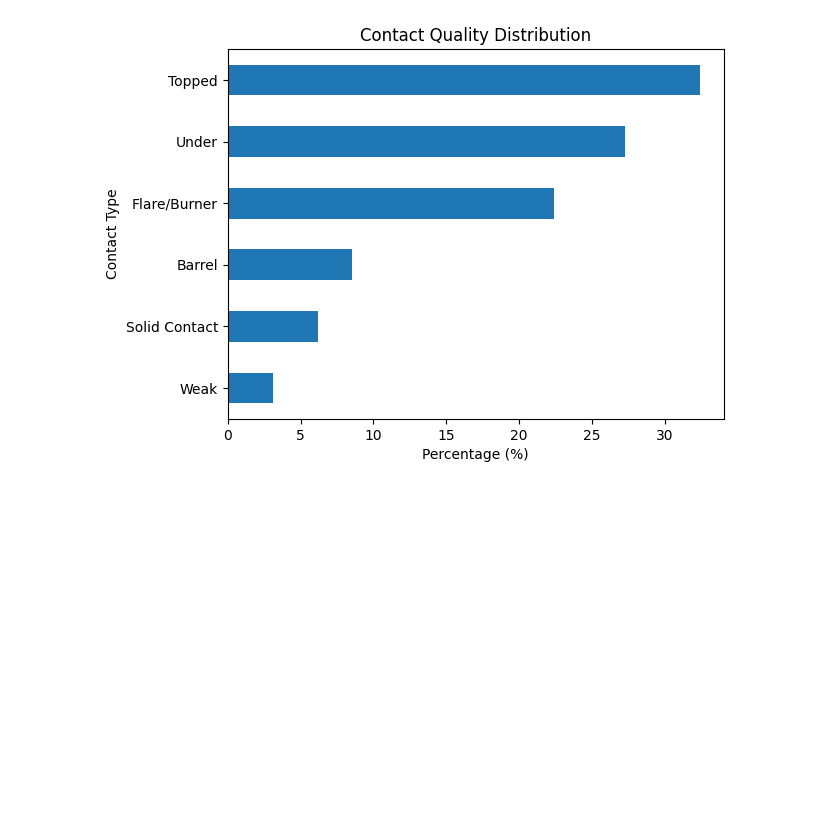
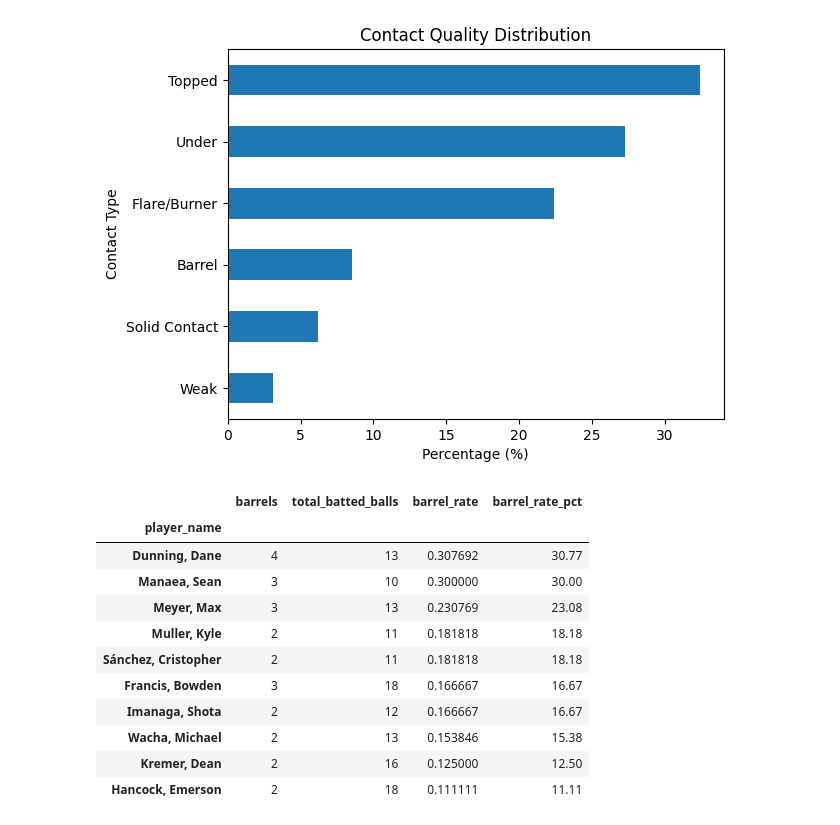
Before and after one commit to tpatel00/mlb-analytics-pipeline, a Jupyter notebook: notebooks/analysis.ipynb, the cells around one changed output. Cells and saved outputs as stored; diff of their text form; code cells hidden in the pictures; blank space fills up the shorter version.

```diff
--- a/notebooks/analysis.ipynb
+++ b/notebooks/analysis.ipynb
@@ -116,3 +116,35 @@ plt.title("Contact Quality Distribution")
 plt.show()
 # %% [output]
 [figure]
+# %%
+# Create gold level table for barrel rate (PITCHERS ONLY)
+
+import numpy as np
+
+barrel_df = df_cleaned.dropna(subset=['launch_speed_angle']).copy()
+
+barrel_df['barrel'] = np.where(barrel_df['launch_speed_angle'] == 6, 1, 0)
+
+barrel_stats = barrel_df.groupby('player_name')['barrel'].agg(['sum', 'count'])
+
+barrel_stats = barrel_stats.rename(columns={"sum": "barrels", "count": "total_batted_balls"}) # Rename aggregated columns
+
+barrel_stats['barrel_rate'] = barrel_stats['barrels'] / barrel_stats['total_batted_balls'] # Calculate barrel rate
+barrel_stats = barrel_stats[barrel_stats['total_batted_balls'] >= 10] # Get at least 10 batted balls per player for sample size
+barrel_stats["barrel_rate_pct"] = (barrel_stats["barrel_rate"] * 100).round(2) # Create clean display column for percentage
+barrel_stats = barrel_stats.sort_values("barrel_rate", ascending=False)
+
+barrel_stats.head(10)
+# %% [output]
+|  | barrels | total_batted_balls | barrel_rate | barrel_rate_pct |
+| player_name |  |  |  |  |
+| Dunning, Dane | 4 | 13 | 0.307692 | 30.77 |
+| Manaea, Sean | 3 | 10 | 0.300000 | 30.00 |
+| Meyer, Max | 3 | 13 | 0.230769 | 23.08 |
+| Muller, Kyle | 2 | 11 | 0.181818 | 18.18 |
+| Sánchez, Cristopher | 2 | 11 | 0.181818 | 18.18 |
+| Francis, Bowden | 3 | 18 | 0.166667 | 16.67 |
+| Imanaga, Shota | 2 | 12 | 0.166667 | 16.67 |
+| Wacha, Michael | 2 | 13 | 0.153846 | 15.38 |
+| Kremer, Dean | 2 | 16 | 0.125000 | 12.50 |
+| Hancock, Emerson | 2 | 18 | 0.111111 | 11.11 |
```
Also changed, not shown: parts of 2 cells of this notebook.
